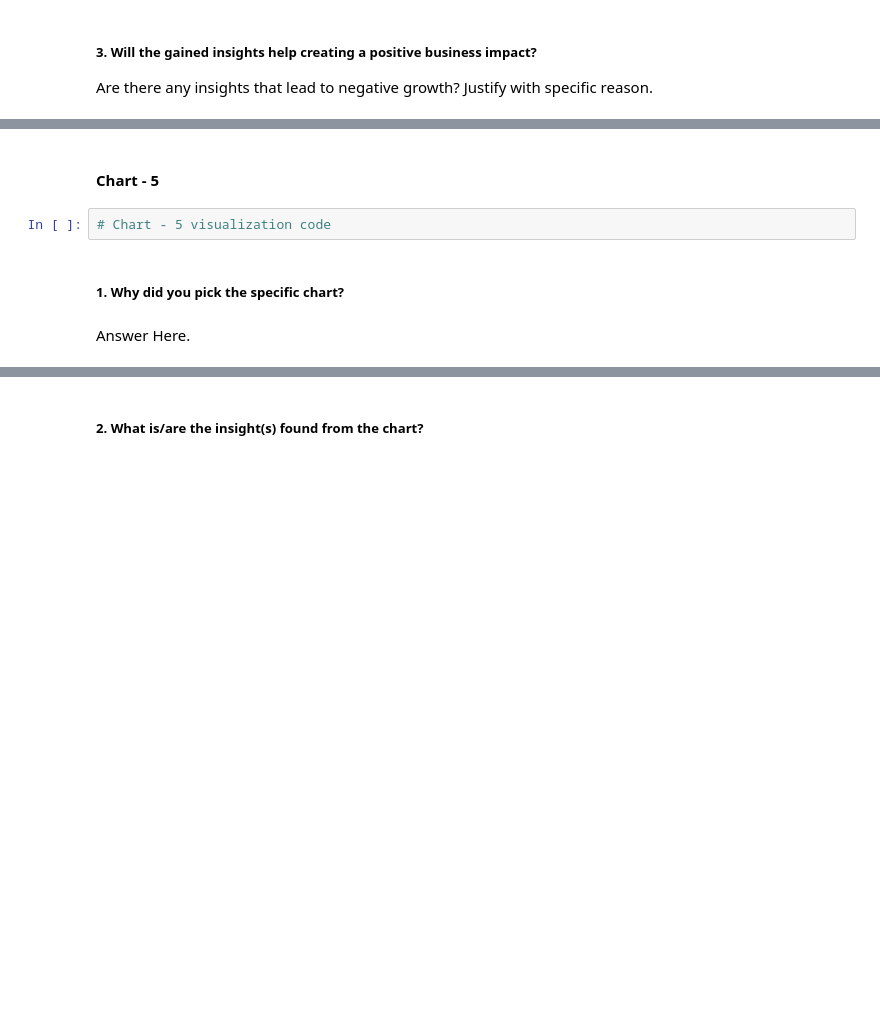
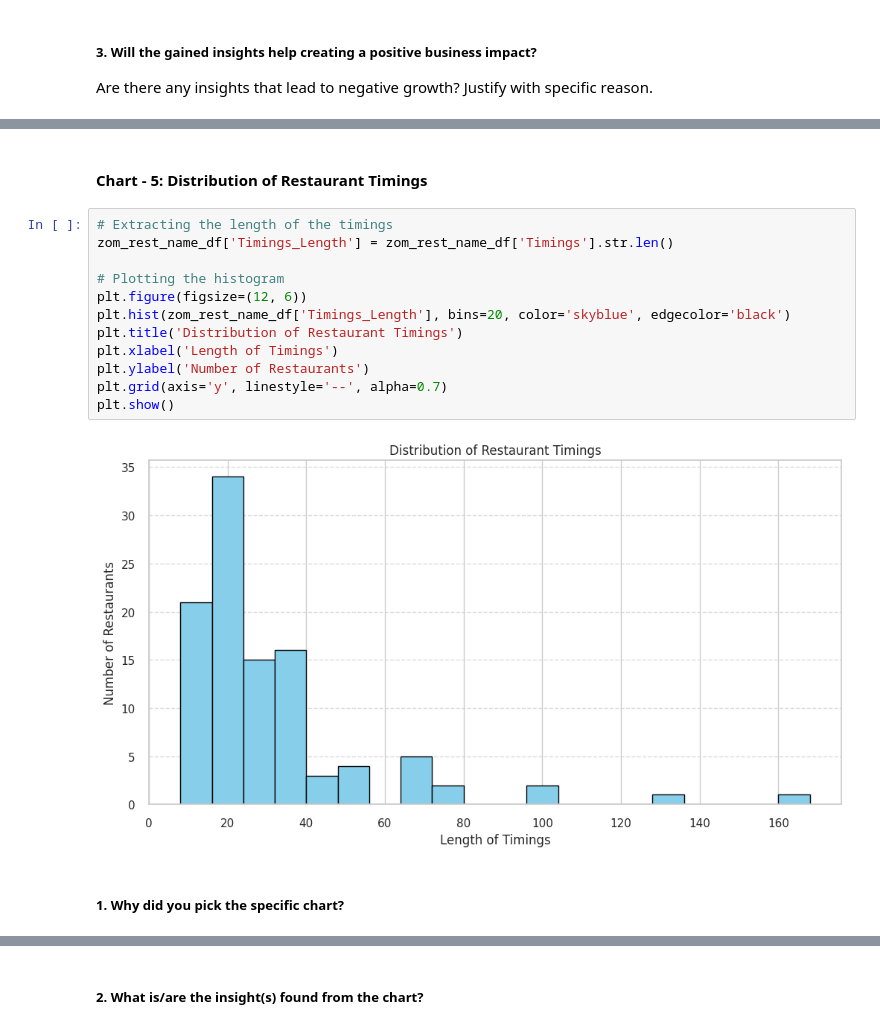
Before and after one commit to JatinKrRana/Alma_Better-Capstone_Project_1, a Jupyter notebook: Zomato_Restaurant_Clustering_And_Sentiment_Analysis.ipynb, the cells around one changed output, grey strips where cells are left out. Saved outputs shown, nothing was run; the diff lists cells and outputs as text; blank space fills up the shorter version.

```diff
--- a/Zomato_Restaurant_Clustering_And_Sentiment_Analysis.ipynb
+++ b/Zomato_Restaurant_Clustering_And_Sentiment_Analysis.ipynb
@@ -646,8 +810,18 @@ Answer Here
 # %% [markdown]
-#### Chart - 5
+#### Chart - 5: Distribution of Restaurant Timings
-# %%
-# Chart - 5 visualization code
+# %%
+# Extracting the length of the timings
+zom_rest_name_df['Timings_Length'] = zom_rest_name_df['Timings'].str.len()
+
+# Plotting the histogram
+plt.figure(figsize=(12, 6))
+plt.hist(zom_rest_name_df['Timings_Length'], bins=20, color='skyblue', edgecolor='black')
+plt.title('Distribution of Restaurant Timings')
+plt.xlabel('Length of Timings')
+plt.ylabel('Number of Restaurants')
+plt.grid(axis='y', linestyle='--', alpha=0.7)
+plt.show()
+# %% [output]
+[figure, added]
 # %% [markdown]
 ##### 1. Why did you pick the specific chart?
-# %% [markdown]
-Answer Here.
```
Also changed, not shown: parts of 51 cells of this notebook.
